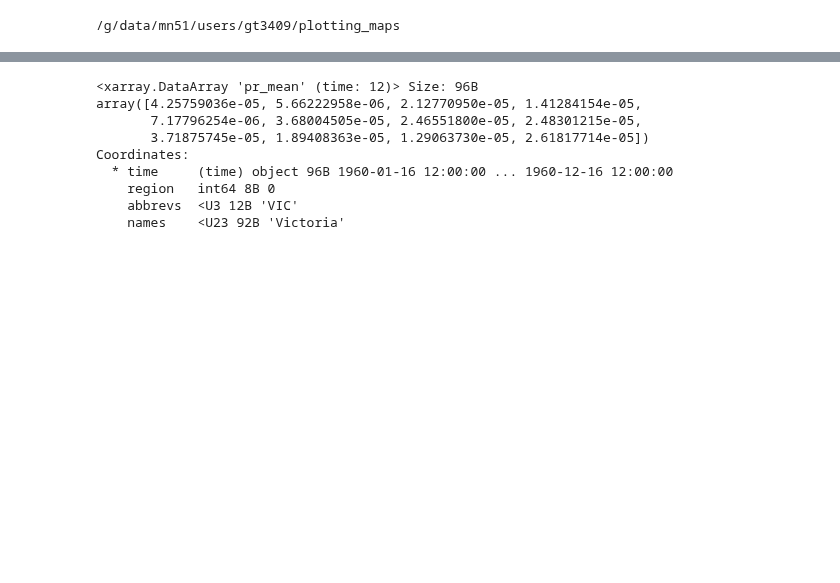
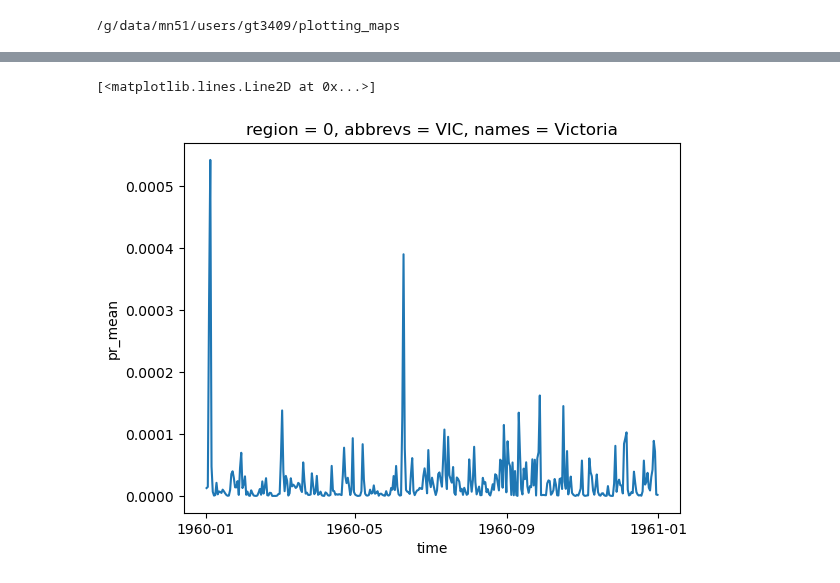
Before and after one commit to AusClimateService/plotting_maps, a Jupyter notebook: cordex_region_average.ipynb, the cells around one changed output, grey strips where cells are left out. Cells and saved outputs as stored; diff of their text form; code cells hidden in the pictures; blank space fills up the shorter version.

```diff
--- a/cordex_region_average.ipynb
+++ b/cordex_region_average.ipynb
@@ -9,6 +11,6 @@ cd /g/data/mn51/users/gt3409/plotting_maps/
 from acs_area_statistics import acs_regional_stats, regions
 import xarray as xr
 # %%
-ds = xr.open_dataset("/g/data/py18/BARPA/output/CMIP6/DD/AUS-15/BOM/CESM2/historical/r11i1p1f1/BARPA-R/v1-r1/mon/pr/v20231001/pr_AUS-15_CESM2_historical_r11i1p1f1_BOM_BARPA-R_v1-r1_mon_196001-196012.nc")
+ds = xr.open_dataset("/g/data/py18/BARPA/output/CMIP6/DD/AUS-15/BOM/CESM2/historical/r11i1p1f1/BARPA-R/v1-r1/day/pr/v20231001/pr_AUS-15_CESM2_historical_r11i1p1f1_BOM_BARPA-R_v1-r1_day_196001-196012.nc")
 ds
 # %% [output]
@@ -31,0 +34,4 @@ Attributes: (12/57)
+# %%
+# Adjust lat and lon to correct for float problems!
+ds = ds.assign(lat = ds.lat.round(4), lon = ds.lon.round(4))
+ds
@@ -39,5 +72,6 @@ InvalidCoordsError: 'lon' and 'lat' must be 1D and equally spaced.
 # %%
 %%time
-da_means = acs_regional_stats(ds, dims=("lat", "lon"), mask = mask, how = "mean", select_abbr=["VIC"])
+# Apply the mask and calculate regional means for all timesteps
+da_means = acs_regional_stats(ds, dims=("lat", "lon"), mask = frac_mask, how = "mean", )
 da_means.squeeze()
 # %% [output]
@@ -55,12 +99,6 @@ Coordinates:
 # %%
-da_means.sel(region = 0)
+# Plot the timeseries of one of the regions
+da_means.sel(region = 0).plot()
 # %% [output]
-<xarray.DataArray 'pr_mean' (time: 12)> Size: 96B
-array([4.25759036e-05, 5.66222958e-06, 2.12770950e-05, 1.41284154e-05,
-       7.17796254e-06, 3.68004505e-05, 2.46551800e-05, 2.48301215e-05,
-       3.71875745e-05, 1.89408363e-05, 1.29063730e-05, 2.61817714e-05])
-Coordinates:
-  * time     (time) object 96B 1960-01-16 12:00:00 ... 1960-12-16 12:00:00
-    region   int64 8B 0
-    abbrevs  <U3 12B 'VIC'
-    names    <U23 92B 'Victoria'
+[<matplotlib.lines.Line2D at 0x...>]
+[figure, added]
```
Also changed, not shown: parts of 9 cells of this notebook, 1 other file.
